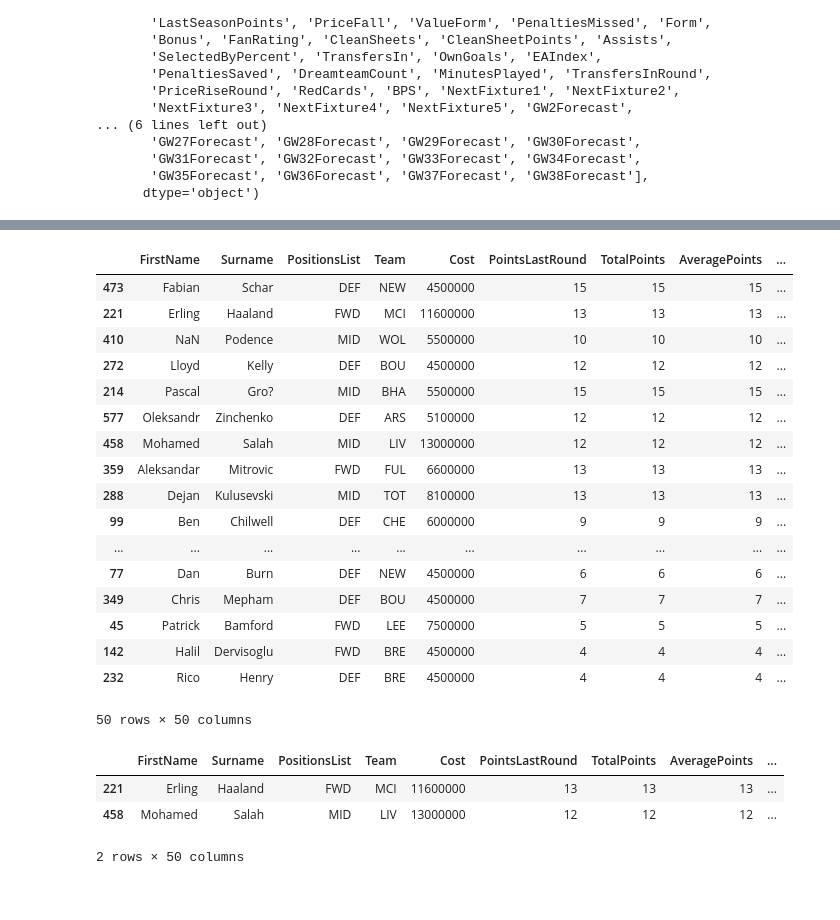
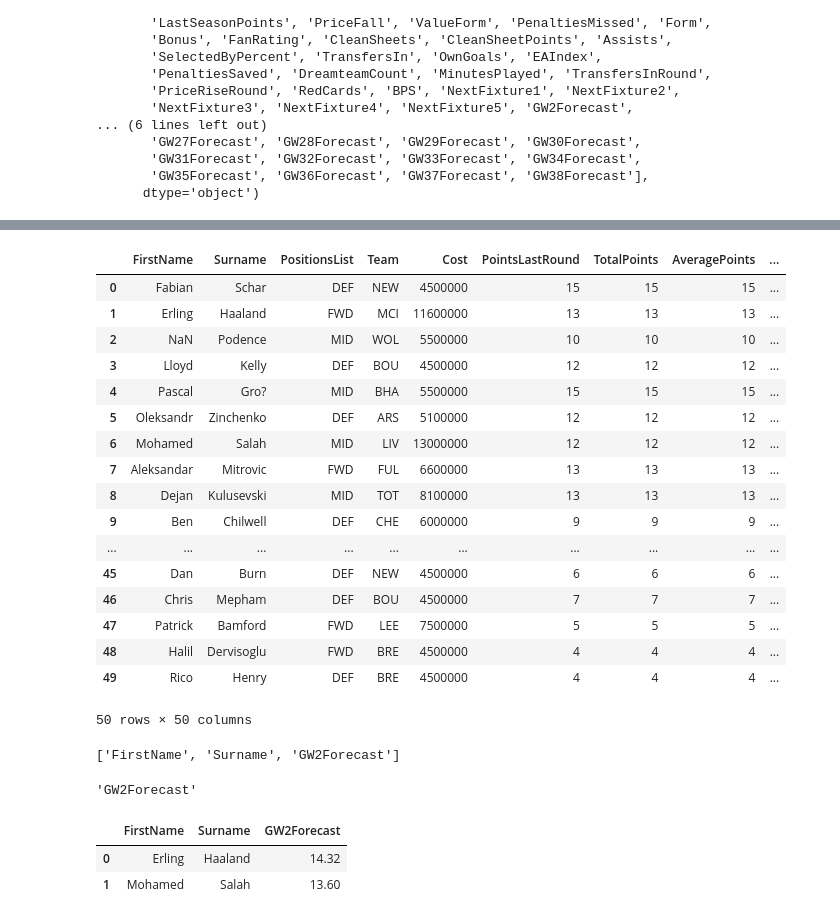
Before and after one commit to loaiwalid07/fantasy, a Jupyter notebook: analysis_note.ipynb, the cells around one changed output, grey strips where cells are left out. Saved outputs shown, nothing was run; the diff lists cells and outputs as text; code cells hidden in the pictures.

```diff
--- a/analysis_note.ipynb
+++ b/analysis_note.ipynb
@@ -111,31 +111,38 @@ data.sort_values(by=['SelectedByPercent'],ascending=False)[data.columns[:(data.c
 50 rows × 50 columns
 # %%
 # Forcasting
-data.sort_values(by=[data.columns[(data.columns.get_indexer(['NextFixture5'])+1)][0]],ascending=False)[data.columns[:(data.columns.get_indexer(['NextFixture5'])+2)[0]]].head(50)
+data.sort_values(by=[data.columns[(data.columns.get_indexer(['NextFixture5'])+1)][0]],ascending=False,ignore_index=True)[data.columns[:(data.columns.get_indexer(['NextFixture5'])+2)[0]]].head(50)
 # %% [output]
 |  | FirstName | Surname | PositionsList | Team | Cost | PointsLastRound | TotalPoints | AveragePoints | ... |
-| 473 | Fabian | Schar | DEF | NEW | 4500000 | 15 | 15 | 15 | ... |
-| 221 | Erling | Haaland | FWD | MCI | 11600000 | 13 | 13 | 13 | ... |
-| 410 | NaN | Podence | MID | WOL | 5500000 | 10 | 10 | 10 | ... |
-| 272 | Lloyd | Kelly | DEF | BOU | 4500000 | 12 | 12 | 12 | ... |
-| 214 | Pascal | Gro? | MID | BHA | 5500000 | 15 | 15 | 15 | ... |
-| 577 | Oleksandr | Zinchenko | DEF | ARS | 5100000 | 12 | 12 | 12 | ... |
-| 458 | Mohamed | Salah | MID | LIV | 13000000 | 12 | 12 | 12 | ... |
-| 359 | Aleksandar | Mitrovic | FWD | FUL | 6600000 | 13 | 13 | 13 | ... |
-| 288 | Dejan | Kulusevski | MID | TOT | 8100000 | 13 | 13 | 13 | ... |
-| 99 | Ben | Chilwell | DEF | CHE | 6000000 | 9 | 9 | 9 | ... |
+| 0 | Fabian | Schar | DEF | NEW | 4500000 | 15 | 15 | 15 | ... |
+| 1 | Erling | Haaland | FWD | MCI | 11600000 | 13 | 13 | 13 | ... |
+| 2 | NaN | Podence | MID | WOL | 5500000 | 10 | 10 | 10 | ... |
+| 3 | Lloyd | Kelly | DEF | BOU | 4500000 | 12 | 12 | 12 | ... |
+| 4 | Pascal | Gro? | MID | BHA | 5500000 | 15 | 15 | 15 | ... |
+| 5 | Oleksandr | Zinchenko | DEF | ARS | 5100000 | 12 | 12 | 12 | ... |
+| 6 | Mohamed | Salah | MID | LIV | 13000000 | 12 | 12 | 12 | ... |
+| 7 | Aleksandar | Mitrovic | FWD | FUL | 6600000 | 13 | 13 | 13 | ... |
+| 8 | Dejan | Kulusevski | MID | TOT | 8100000 | 13 | 13 | 13 | ... |
+| 9 | Ben | Chilwell | DEF | CHE | 6000000 | 9 | 9 | 9 | ... |
 | ... | ... | ... | ... | ... | ... | ... | ... | ... | ... |
-| 77 | Dan | Burn | DEF | NEW | 4500000 | 6 | 6 | 6 | ... |
-| 349 | Chris | Mepham | DEF | BOU | 4500000 | 7 | 7 | 7 | ... |
-| 45 | Patrick | Bamford | FWD | LEE | 7500000 | 5 | 5 | 5 | ... |
-| 142 | Halil | Dervisoglu | FWD | BRE | 4500000 | 4 | 4 | 4 | ... |
-| 232 | Rico | Henry | DEF | BRE | 4500000 | 4 | 4 | 4 | ... |
+| 45 | Dan | Burn | DEF | NEW | 4500000 | 6 | 6 | 6 | ... |
+| 46 | Chris | Mepham | DEF | BOU | 4500000 | 7 | 7 | 7 | ... |
+| 47 | Patrick | Bamford | FWD | LEE | 7500000 | 5 | 5 | 5 | ... |
+| 48 | Halil | Dervisoglu | FWD | BRE | 4500000 | 4 | 4 | 4 | ... |
+| 49 | Rico | Henry | DEF | BRE | 4500000 | 4 | 4 | 4 | ... |
 50 rows × 50 columns
+# %%
+['FirstName','Surname',data.columns[(data.columns.get_indexer(['NextFixture5'])+1)[0]]]
+# %% [output]
+['FirstName', 'Surname', 'GW2Forecast']
+# %%
+[data.columns[:(data.columns.get_indexer(['NextFixture5'])+2)[0]]]
+# %% [output]
+'GW2Forecast'
 # %%
 # Get data for selected players
-data[data['Surname'].isin(['Salah','Haaland'])][data.columns[:(data.columns.get_indexer(['NextFixture5'])+2)[0]]]
+data[data['Surname'].isin(['Salah','Haaland'])][['FirstName','Surname',data.columns[(data.columns.get_indexer(['NextFixture5'])+1)[0]]]].reset_index(drop=True)
 # %% [output]
-|  | FirstName | Surname | PositionsList | Team | Cost | PointsLastRound | TotalPoints | AveragePoints | ... |
-| 221 | Erling | Haaland | FWD | MCI | 11600000 | 13 | 13 | 13 | ... |
-| 458 | Mohamed | Salah | MID | LIV | 13000000 | 12 | 12 | 12 | ... |
+|  | FirstName | Surname | GW2Forecast |
+| 0 | Erling | Haaland | 14.32 |
+| 1 | Mohamed | Salah | 13.60 |
-2 rows × 50 columns
```
Also changed, not shown: parts of 1 cell of this notebook, 1 other file.
